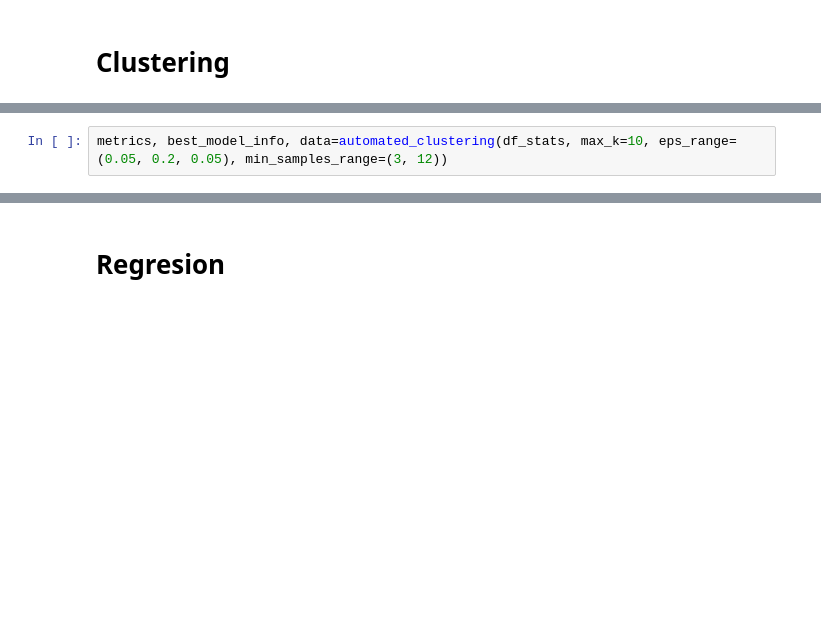
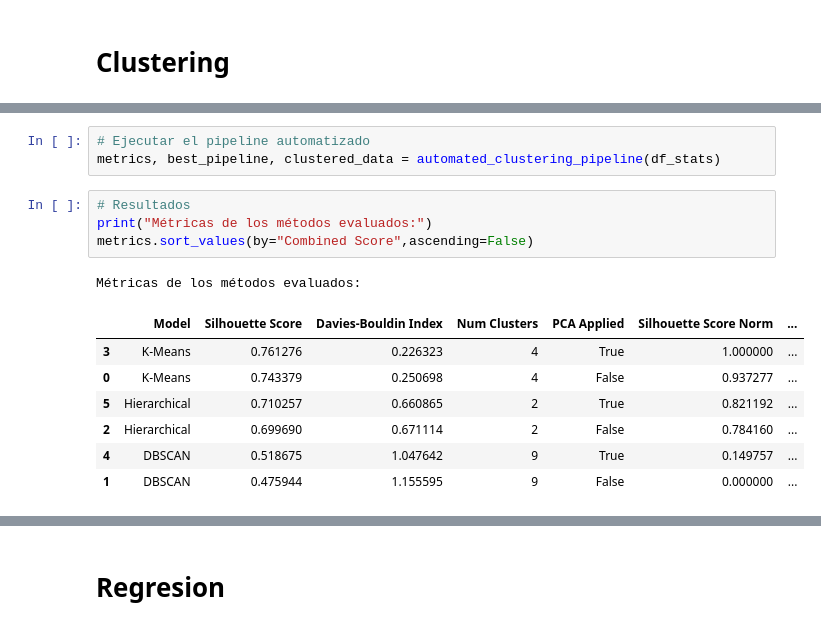
Before and after one commit to kesant/energy_consumption, a Jupyter notebook: notebooks/automation/energy_consumption_architecture.ipynb, the cells around one changed output, grey strips where cells are left out. Saved outputs shown, nothing was run; the diff lists cells and outputs as text; blank space fills up the shorter version.

Commit message:
UPDATE:se actualizo la documentacion de la seccion de clustering

```diff
--- a/notebooks/automation/energy_consumption_architecture.ipynb
+++ b/notebooks/automation/energy_consumption_architecture.ipynb
@@ -104,2 +120,16 @@ df_stats.head()
 # %%
-metrics, best_model_info, data=automated_clustering(df_stats, max_k=10, eps_range=(0.05, 0.2, 0.05), min_samples_range=(3, 12))
+# Ejecutar el pipeline automatizado
+metrics, best_pipeline, clustered_data = automated_clustering_pipeline(df_stats)
+# %%
+# Resultados
+print("Métricas de los métodos evaluados:")
+metrics.sort_values(by="Combined Score",ascending=False)
+# %% [output]
+Métricas de los métodos evaluados:
+|  | Model | Silhouette Score | Davies-Bouldin Index | Num Clusters | PCA Applied | Silhouette Score Norm | ... |
+| 3 | K-Means | 0.761276 | 0.226323 | 4 | True | 1.000000 | ... |
+| 0 | K-Means | 0.743379 | 0.250698 | 4 | False | 0.937277 | ... |
+| 5 | Hierarchical | 0.710257 | 0.660865 | 2 | True | 0.821192 | ... |
+| 2 | Hierarchical | 0.699690 | 0.671114 | 2 | False | 0.784160 | ... |
+| 4 | DBSCAN | 0.518675 | 1.047642 | 9 | True | 0.149757 | ... |
+| 1 | DBSCAN | 0.475944 | 1.155595 | 9 | False | 0.000000 | ... |
```
Also changed, not shown: parts of 14 cells of this notebook, 2 other files.
